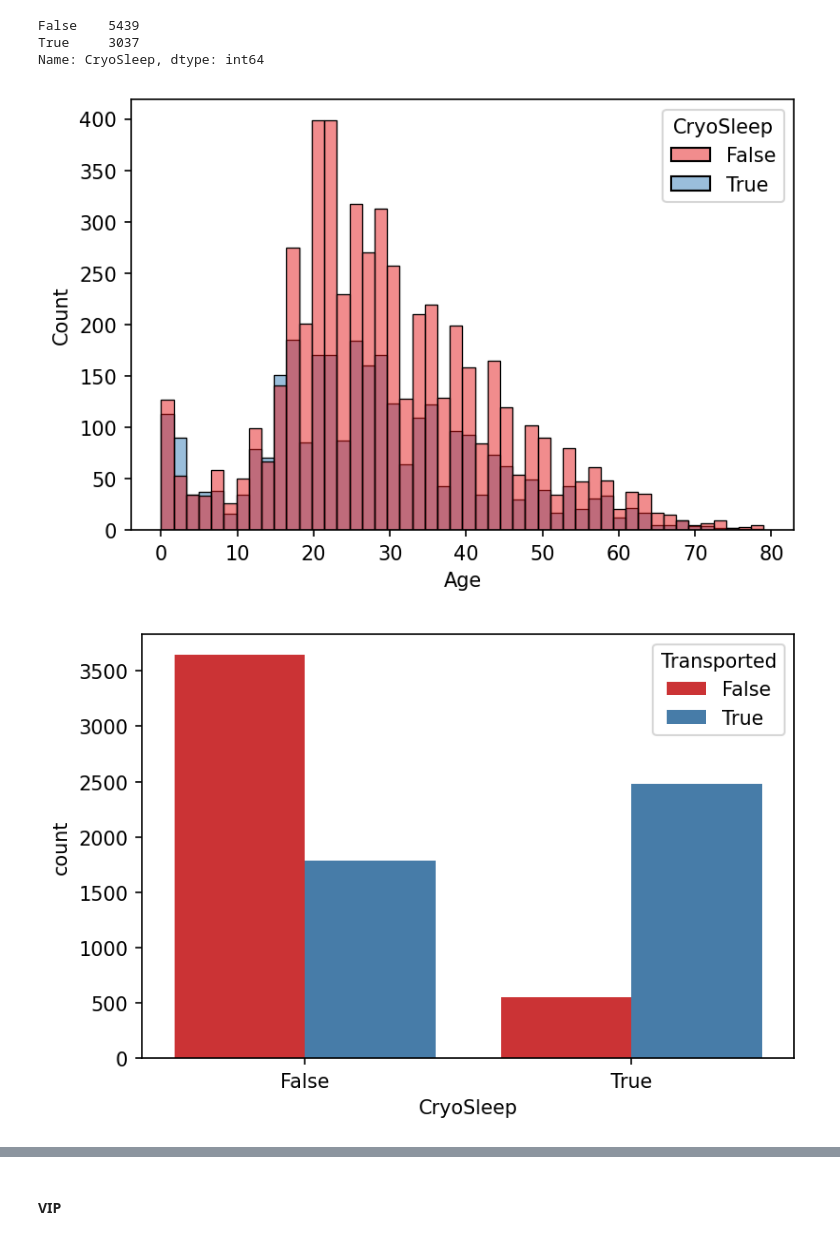
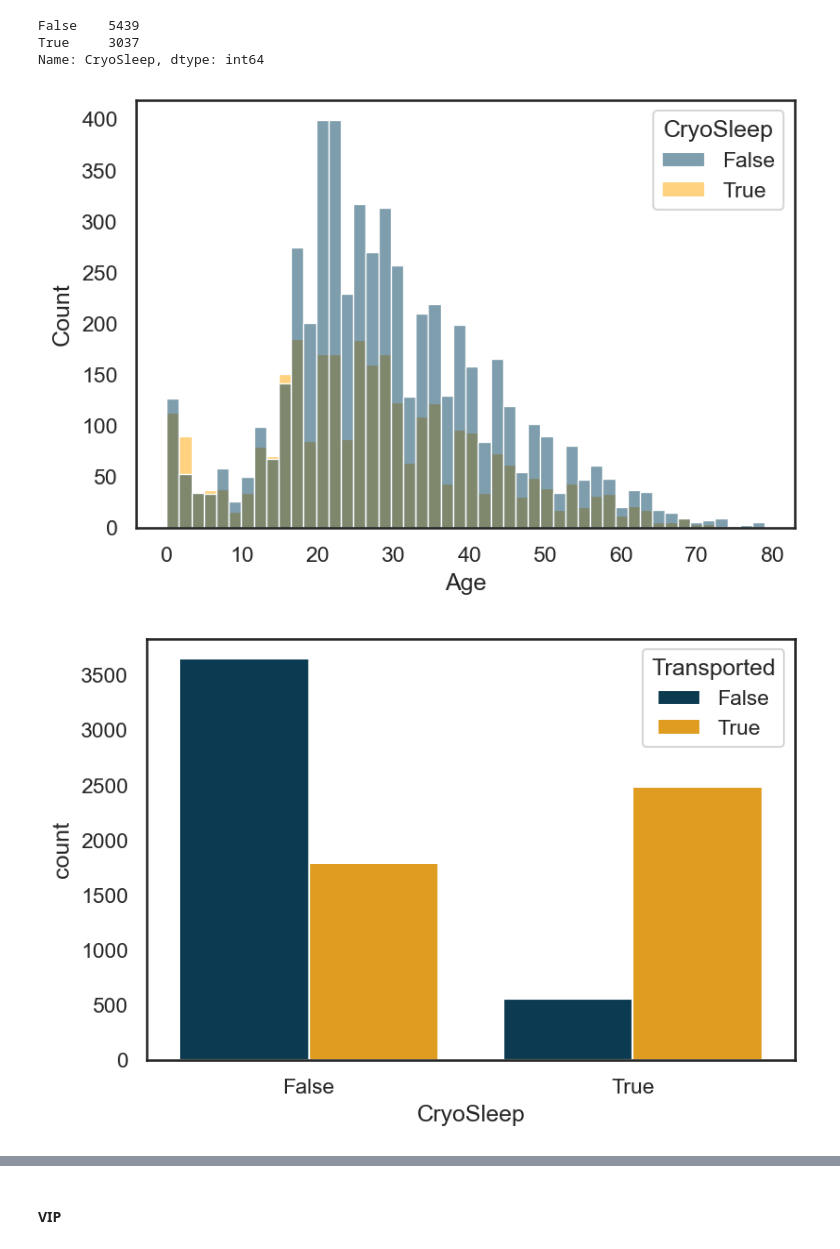
Before and after one commit to edwstanzah/spaceship-titanic, a Jupyter notebook: notebooks/EDA.ipynb, the cells around one changed output, grey strips where cells are left out. Saved outputs shown, nothing was run; the diff lists cells and outputs as text; code cells hidden in the pictures.

```diff
--- a/notebooks/EDA.ipynb
+++ b/notebooks/EDA.ipynb
@@ -252,0 +248,12 @@ There are many outliers for the luxury spending in this dataset. Each amenity ha
+# %%
+# zoom in the distribution
+spend_cols = ['RoomService', 'FoodCourt', 'ShoppingMall', 'Spa', 'VRDeck']
+
+fig, ax = plt.subplots(figsize=(5,10), dpi=100, nrows=5)
+fig.suptitle('Distribution of Expenditures up to 100 people')
+
+for i, col in enumerate(spend_cols):
+    sns.histplot(data=df, x=col,ax=ax[i], bins=20)
+    ax[i].set_ylim(0,100)
+
+fig.tight_layout()
@@ -273,9 +267,0 @@ cryo_false = df[df.CryoSleep==False]
-# %%
-fig, ax = plt.subplots(figsize=(10,10), dpi=100, nrows=6)
-
-fig.suptitle('Distribution of Numerical Variables for CryoSleep')
-
-for i, col in enumerate(num_cols):
-    sns.histplot(data=cryo_false, x=col, ax=ax[i], bins=40)
-
-fig.tight_layout()
@@ -303,4 +289,5 @@ df['Age'] = df['Age'].fillna(df['Age'].median())
 luxury_cols = ['RoomService', 'FoodCourt', 'ShoppingMall', 'Spa', 'VRDeck']
 
 for col in luxury_cols:
-    df[col] = df[col].fillna(df[col].mode()[0])
+    df[col] = df[col].fillna(df[col].median())
+    print(f"The median of {col} is {df[col].median()} ")
@@ -335,7 +328,3 @@ The categorical variables to explore are HomePlanet, CryoSleep, Cabin, Destinati
-# %%
-col_reorder = ['PassengerId', 'Name', 'HomePlanet', 'CryoSleep', 'Cabin', 'Destination', 'Age', 'VIP', 'RoomService', 'FoodCourt', 'ShoppingMall', 'Spa', 'VRDeck', 'LuxurySpend', 'Transported']
-
-df = df.reindex(columns=col_reorder)
 # %% [markdown]
 #### Home Planet
 # %%
@@ -400,11 +405,11 @@ True     3037
 Name: CryoSleep, dtype: int64
 # %%
 plt.figure(dpi=150)
-sns.histplot(data=df, x='Age', hue='CryoSleep', palette='Set1');
+sns.histplot(data=df, x='Age', hue='CryoSleep', palette=CMAP[0:2]);
 # %% [output]
-[figure, old version]
+[figure, new version]
 # %%
 plt.figure(dpi=150)
-sns.countplot(data=df, x='CryoSleep', hue='Transported', palette='Set1');
+sns.countplot(data=df, x='CryoSleep', hue='Transported', palette=CMAP);
 # %% [output]
-[figure, old version]
+[figure, new version]
```
Also changed, not shown: parts of 91 cells of this notebook, 10 other files.
